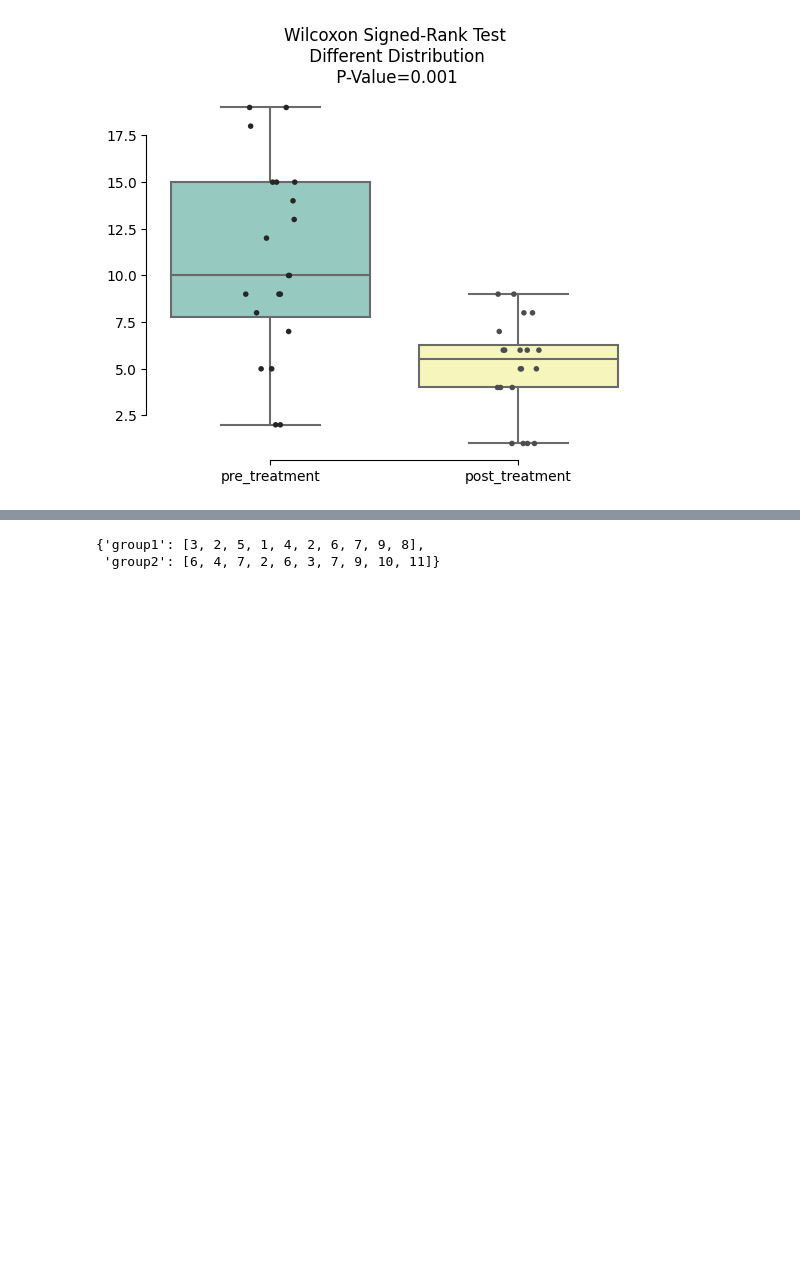
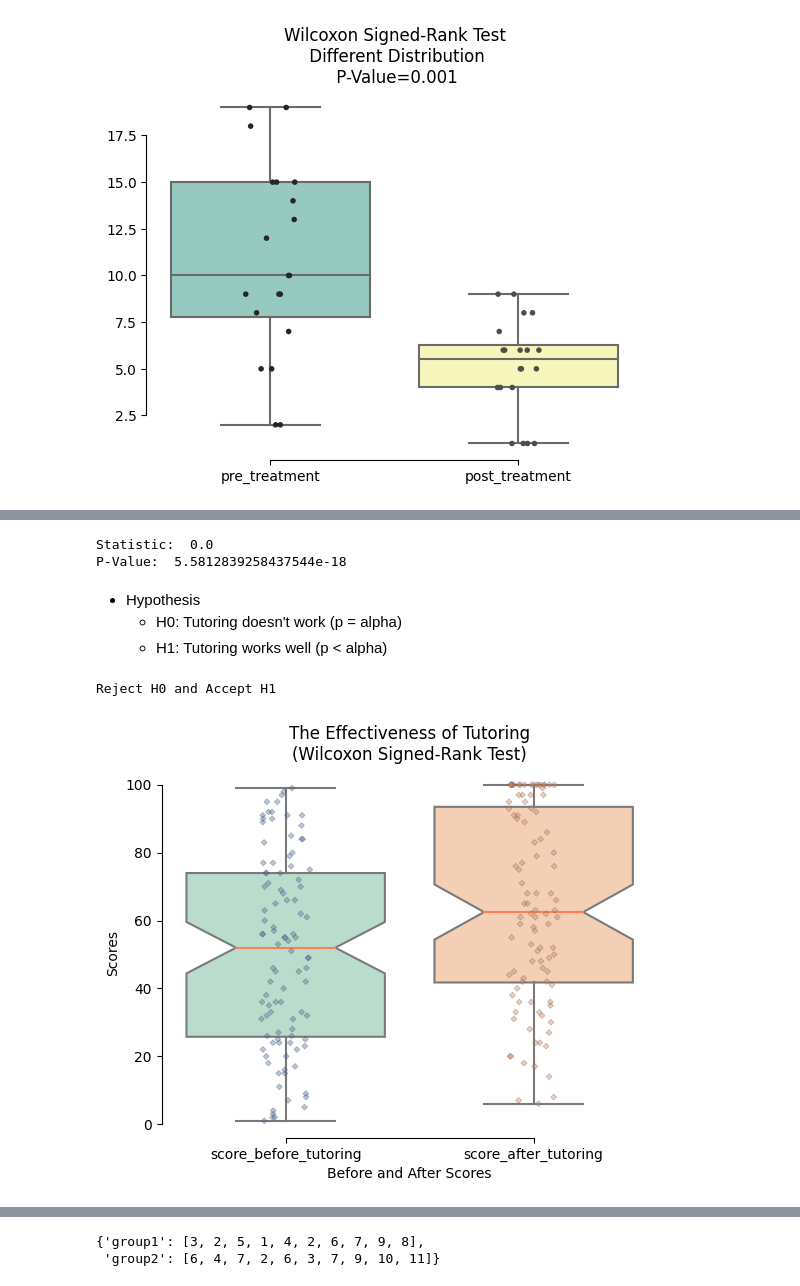
Before and after one commit to thegeekcat/learn-to-code, a Jupyter notebook: python/statistics/Statistics - 12. Non-Parametric Tests.ipynb, the cells around one changed output, grey strips where cells are left out. Saved outputs shown, nothing was run; the diff lists cells and outputs as text; code cells hidden in the pictures; blank space fills up the shorter version.

Commit message:
Statistics - 12. Non-Parametric Tests

```diff
--- a/python/statistics/Statistics - 12. Non-Parametric Tests.ipynb
+++ b/python/statistics/Statistics - 12. Non-Parametric Tests.ipynb
@@ -486,0 +578,5 @@ plt.show()
+# %%
+# Test the file
+score_data = pd.read_csv('./data/homework0526-wilcoxon-signed-rank-test.csv')
+
+score_data
@@ -487 +597,48 @@ plt.show()
+# %%
+# Wilcoxon Signed-Rank Test
+
+statistic, p_value = wilcoxon(score_data['score_before_tutoring'], score_data['score_after_tutoring'])
+
+print('Statistic: ', statistic)
+print('P-Value: ', p_value)
+# %% [output]
+Statistic:  0.0
+P-Value:  5.5812839258437544e-18
+# %% [markdown]
+- Hypothesis
+  - H0: Tutoring doesn't work (p = alpha)
+  - H1: Tutoring works well (p < alpha)
+# %%
+# Result
+alpha = 0.05
+
+if p_value > 0.05:
+    print('Do not reject H0')
+else:
+    print('Reject H0 and Accept H1')
+# %% [output]
+Reject H0 and Accept H1
+# %%
+# Visualization: Boxplot
+sns.boxplot(data=score_data[['score_before_tutoring', 'score_after_tutoring']],
+            palette='Pastel2',
+           medianprops={'color':'coral'},
+           notch=True)
+
+sns.stripplot(score_data[['score_before_tutoring', 'score_after_tutoring']],
+              size=3,
+              palette="deep",
+             marker='D',
+              alpha=0.4,
+             linewidth=0.5)
+
+sns.despine(trim=True)
+
+plt.xlabel('Before and After Scores')
+plt.ylabel('Scores')
+plt.title('The Effectiveness of Tutoring\n(Wilcoxon Signed-Rank Test)')
+
+plt.show()
+# %% [output]
+[figure, added]
 # %% [markdown]
```
Also changed, not shown: parts of 21 cells of this notebook.
